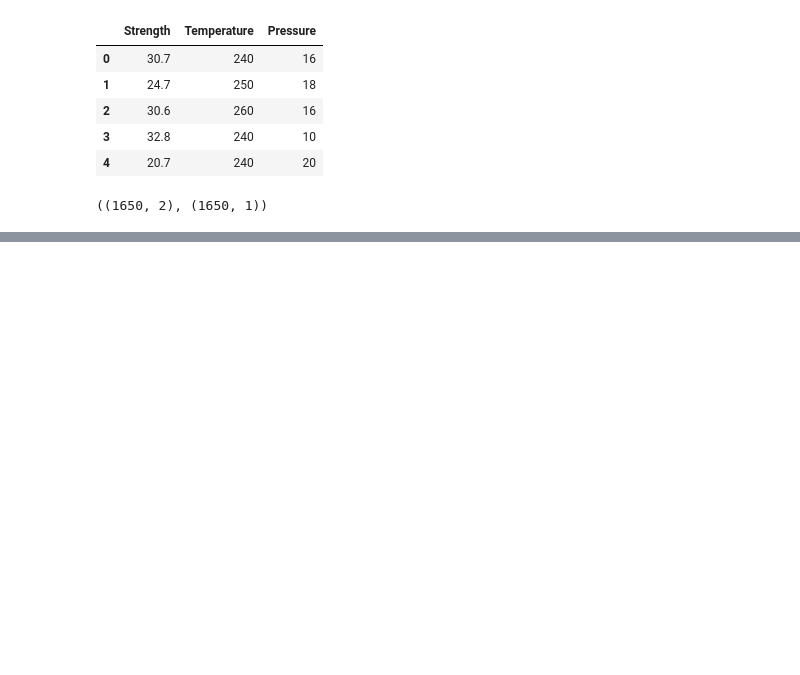
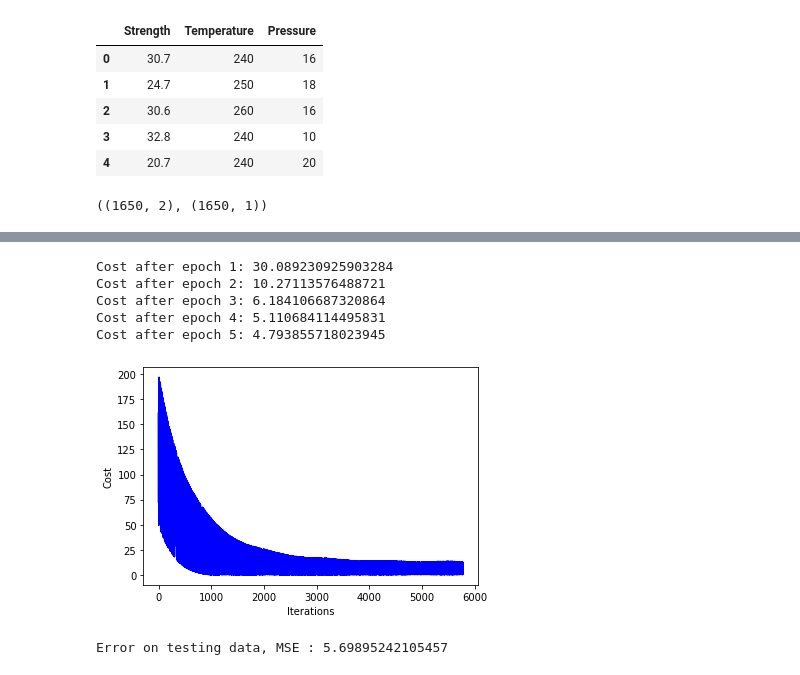
Before and after one commit to CyberKnight1803/FoDS_Assigments, a Jupyter notebook: Assignment-1/model.ipynb, the cells around one changed output, grey strips where cells are left out. Saved outputs shown, nothing was run; the diff lists cells and outputs as text; code cells hidden in the pictures; blank space fills up the shorter version.

```diff
--- a/Assignment-1/model.ipynb
+++ b/Assignment-1/model.ipynb
@@ -60,0 +69,18 @@ Cost after epoch 1: 0.35460343395329147
+# %%
+pr = PolynomialRegression(0, degree=0, learning_rate=0.001, epochs=5, GD='StochasticGD')
+pr.train(X_train, y_train)
+# %% [output]
+Cost after epoch 1: 30.089230925903284
+Cost after epoch 2: 10.27113576488721
+Cost after epoch 3: 6.184106687320864
+Cost after epoch 4: 5.110684114495831
+Cost after epoch 5: 4.793855718023945
+[figure, added]
+# %%
+test_mse = pr.evaluate(X_test, y_test)
+print(f"Error on testing data, MSE : {test_mse}")
+
+SGD_MSE_train.append(pr.costs[-1])
+SGD_MSE_test.append(test_mse)
+# %% [output]
+Error on testing data, MSE : 5.69895242105457
```
Also changed, not shown: parts of 58 cells of this notebook, 5 other files.
